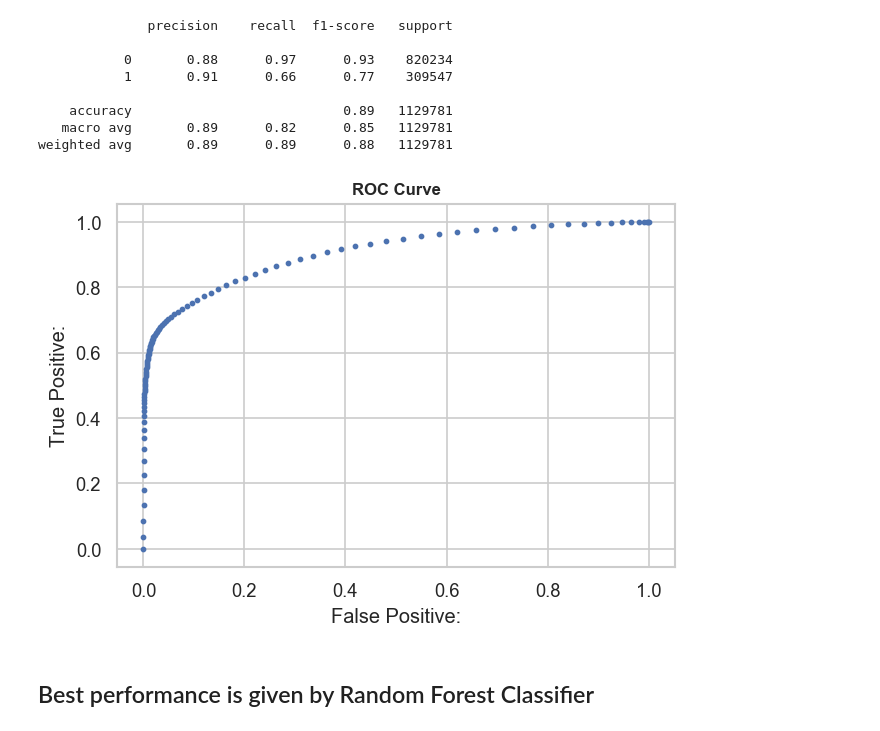
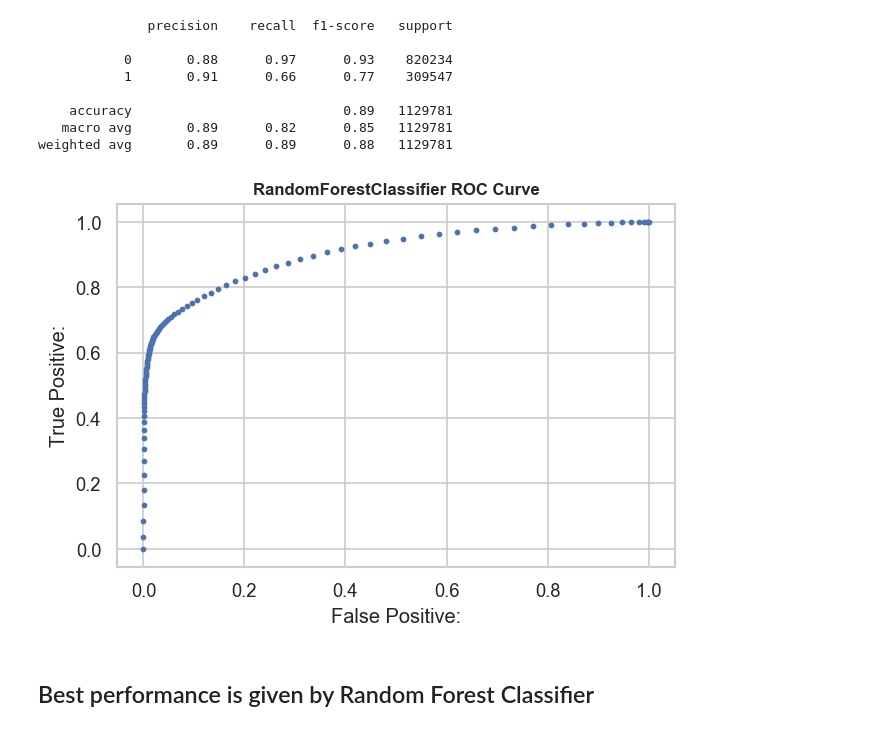
Before and after one commit to YM53858/ChicagoCrimes, a Jupyter notebook: Delivery 3/ChicagoCrimeAnalysis_Delivery 3.ipynb, the cells around one changed output. Cells and saved outputs as stored; diff of their text form; code cells hidden in the pictures.

```diff
--- a/Delivery 3/ChicagoCrimeAnalysis_Delivery 3.ipynb
+++ b/Delivery 3/ChicagoCrimeAnalysis_Delivery 3.ipynb
@@ -656,11 +656,11 @@ rf_fp,rf_tp,thresholds = roc_curve(y_val,rf.predict_proba(X_val)[:,1])
 # %%
 auc_rf=roc_auc_score(y_val, rf.predict_proba(X_val)[:,1])
 fig = plt.figure(dpi=120)
 plt.scatter(rf_fp,rf_tp,s=6)
-plt.title('ROC Curve', fontweight = 'bold', fontsize = 10)
+plt.title('RandomForestClassifier ROC Curve', fontweight = 'bold', fontsize = 10)
 plt.xlabel('False Positive:', fontsize = 12)
 plt.ylabel('True Positive:', fontsize = 12);
 # %% [output]
-[figure, old version]
+[figure, new version]
 # %% [markdown]
 ## Best performance is given by Random Forest Classifier
```
Also changed, not shown: parts of 4 cells of this notebook, 1 other file.
